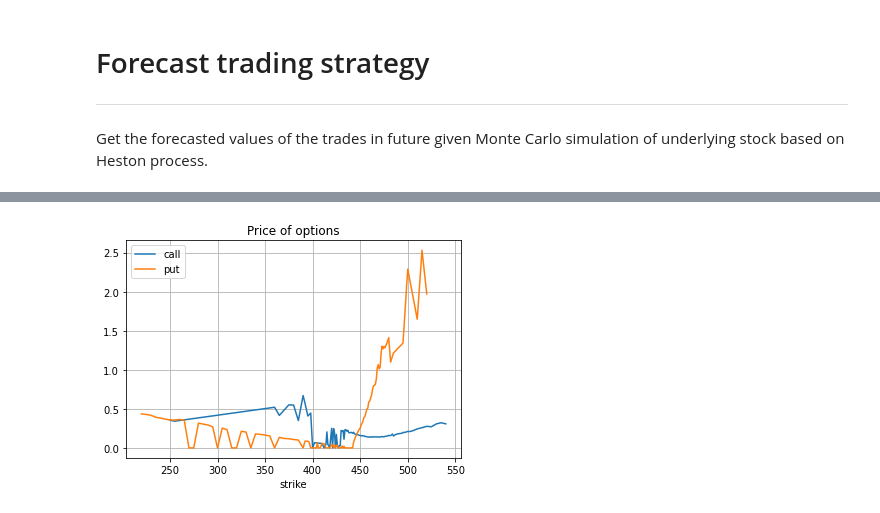
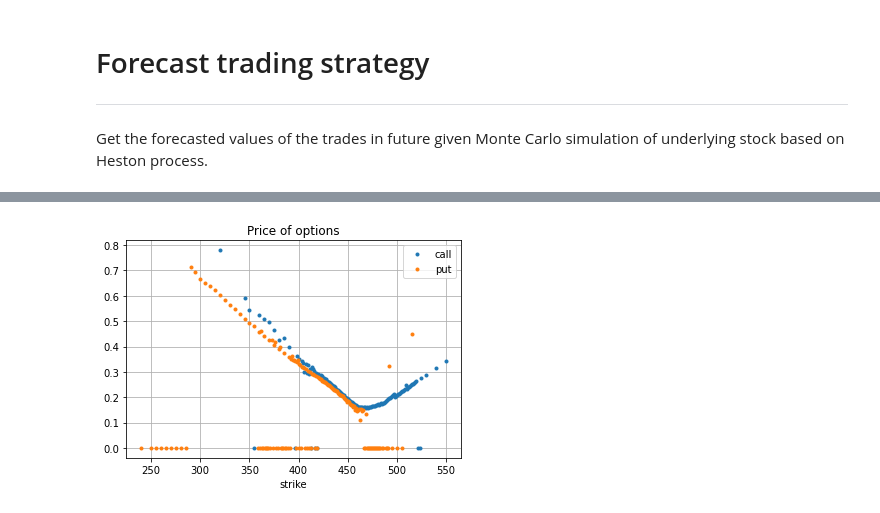
Before and after one commit to sidbannet/stockhealth, a Jupyter notebook: examples/trading-strategy-forecast.ipynb, the cells around one changed output, grey strips where cells are left out. Drawn from its saved outputs; the diff is of its cells as text; code cells hidden in the pictures.

Commit message:
Correct baseline for volatility offset from volatility smile (#60)
* Fix the volatility offset based on strike price.

* Update the trading strategy notbook.

```diff
--- a/examples/trading-strategy-forecast.ipynb
+++ b/examples/trading-strategy-forecast.ipynb
@@ -28,18 +33,18 @@ sim_stock = Heston(trained_model=mdl, number_of_days=4)
 # %%
-expiry_date = date(2022, 2, 28)
+expiry_date = date(2022, 3, 4)
+volatility_measure = 'impliedVolatility'
 days_till_expiry = expiry_date - date.today()
-volatility_measure = 'sigma'
 call_chain = stock.options_chain__(
     expiry_date=expiry_date,
     type_of_transaction=TransactionType.call,
     interest_rate=0.01,
-    greek_on=True,
+    greek_on=False,
 )
 put_chain = stock.options_chain__(
     expiry_date=expiry_date,
     type_of_transaction=TransactionType.put,
     interest_rate=0.01,
-    greek_on=True,
+    greek_on=False,
 )
 call_smile = Vsmile(
     chain_data=call_chain,
@@ -52,13 +57,13 @@ put_smile = Vsmile(
     volatility_measure=volatility_measure,
 )
 # %%
-chain_property = 'sigma'
-axs = call_chain[chain_property].plot(grid=True, label='call')
-put_chain[chain_property].plot(grid=True, ax=axs, label='put')
+chain_property = 'impliedVolatility'
+axs = call_chain[chain_property].plot(grid=True, label='call', style='.')
+put_chain[chain_property].plot(grid=True, ax=axs, label='put', style='.')
 axs.set_title('Price of options')
 _ = axs.legend()
 # %% [output]
-[figure, old version]
+[figure, new version]
 # %%
 option1 = Bs(
     S=mdl.history['latest close'],
```
Also changed, not shown: parts of 9 cells of this notebook, 1 other file.
